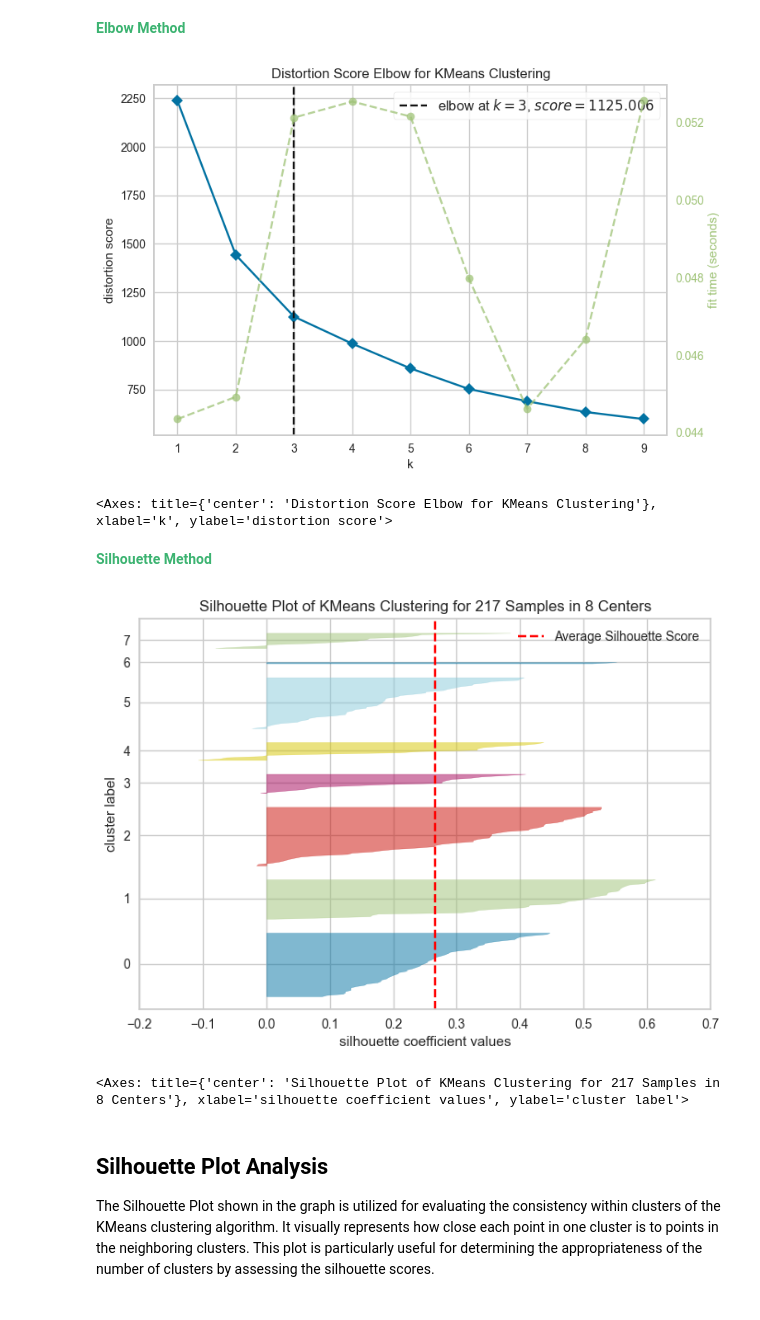
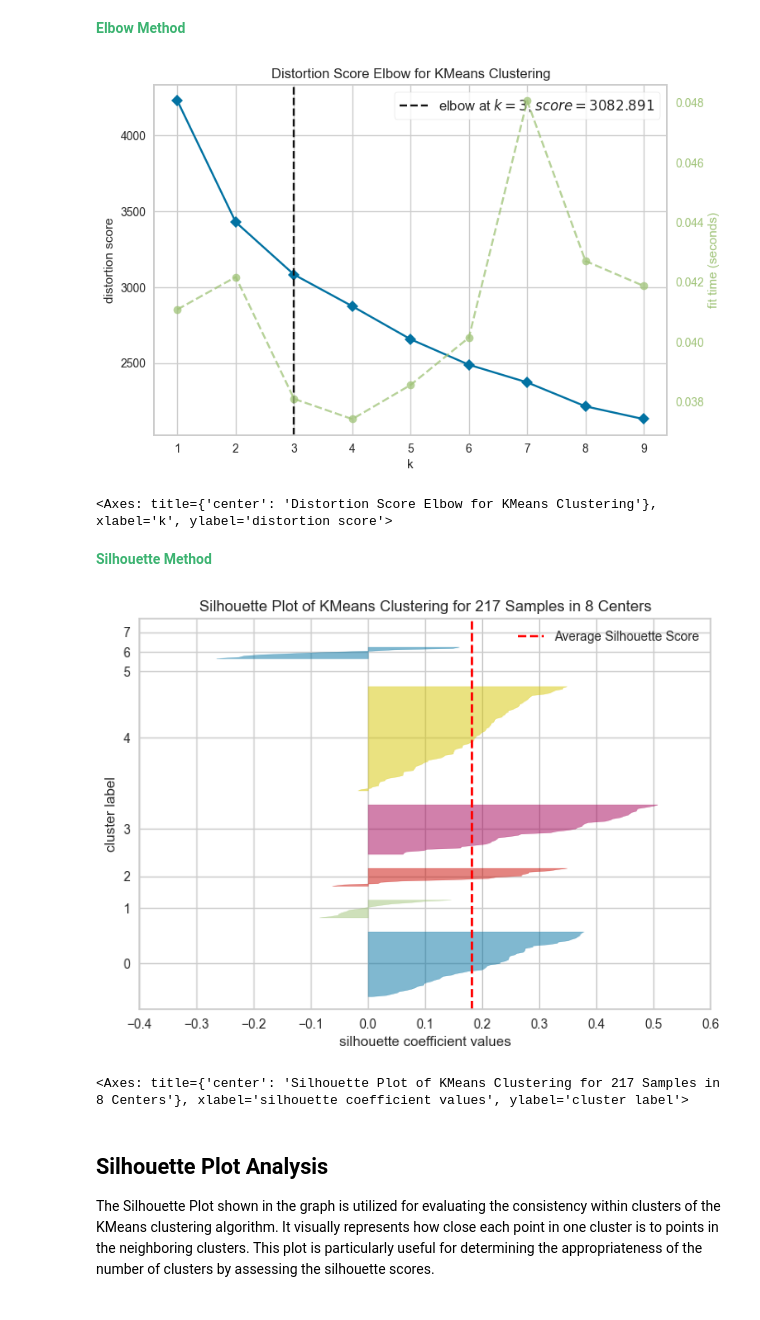
Before and after one commit to a18851/IA_G09, a Jupyter notebook: Unsupersived Learning/Clustering/solution_notebook_withPCA.ipynb, the cells around one changed output. Cells and saved outputs as stored; diff of their text form; code cells hidden in the pictures.

```diff
--- a/Unsupersived Learning/Clustering/solution_notebook2.ipynb
+++ b/Unsupersived Learning/Clustering/solution_notebook_withPCA.ipynb
@@ -410,8 +420,8 @@ dt_p.head()
 # %% [markdown]
 ### PCA with a chosen number of components
 # %%
-pca = PCA(n_components=4)
+pca = PCA(n_components=13)
 mainComponents = pca.fit_transform(X)
-dt_pca = pd.DataFrame(mainComponents, columns=['Component_1', 'Component_2', 'Component_3', 'Component_4'])
+dt_pca = pd.DataFrame(mainComponents, columns=['Component_1', 'Component_2', 'Component_3', 'Component_4','Component_5','Component_6','Component_7','Component_8','Component_9','Component_10','Component_11','Component_12','Component_13',])
 dt_pca.head()
 # %% [output]
@@ -425,19 +435,19 @@ dt_pca.head()
 **<font color='#3CB371'>Elbow Method</font>**
 # %%
 visualizer = KElbowVisualizer(KMeans(init="k-means++", random_state=42), k=(1, 10))
-visualizer.fit(dt_pca.iloc[:,:4])
+visualizer.fit(dt_pca.iloc[:,:13])
 visualizer.show()
 # %% [output]
-[figure, old version]
+[figure, new version]
 <Axes: title={'center': 'Distortion Score Elbow for KMeans Clustering'}, xlabel='k', ylabel='distortion score'>
 # %% [markdown]
 **<font color='#3CB371'>Silhouette Method</font>**
 # %%
 visualizer = SilhouetteVisualizer(KMeans(init="k-means++", random_state=42), colors='yellowbrick')
-visualizer.fit(dt_pca.iloc[:,:4])
+visualizer.fit(dt_pca.iloc[:,:13])
 visualizer.show()
 # %% [output]
-[figure, old version]
+[figure, new version]
 <Axes: title={'center': 'Silhouette Plot of KMeans Clustering for 217 Samples in 8 Centers'}, xlabel='silhouette coefficient values', ylabel='cluster label'>
 # %% [markdown]
 
```
Also changed, not shown: parts of 12 cells of this notebook, 1 other file.
